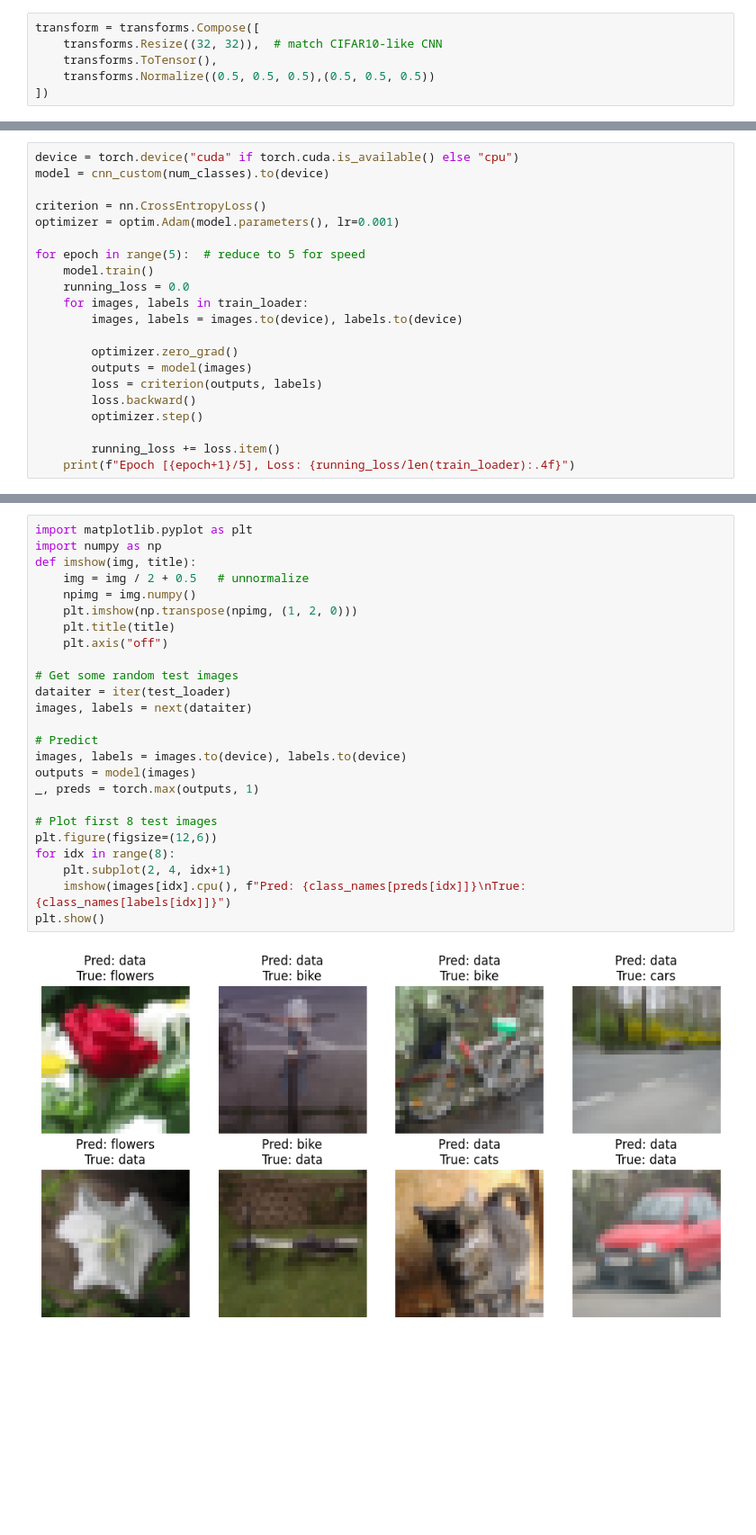
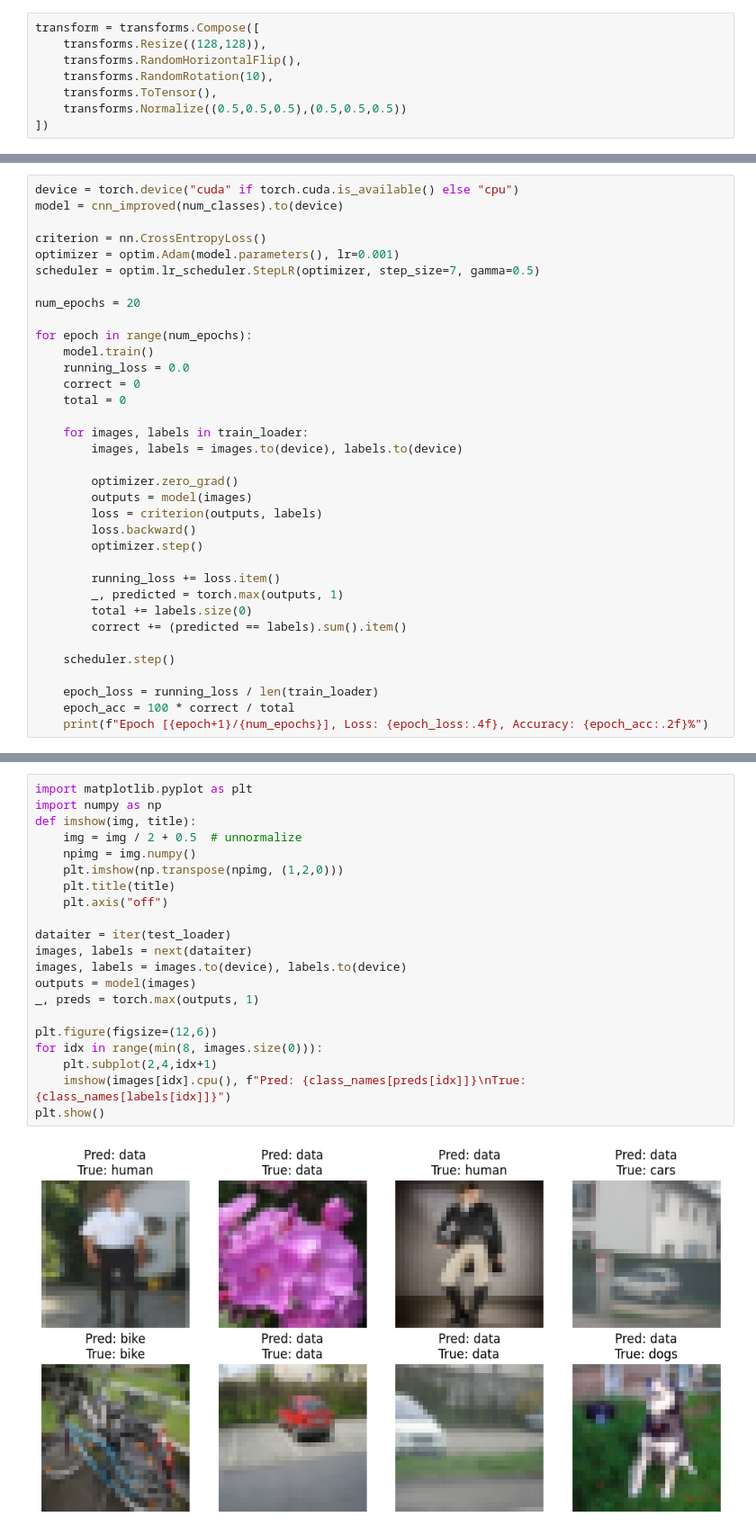
Before and after one commit to Hrushikesh-Reddy/DL-Lab, a Jupyter notebook: cnn_pytorch_custom.ipynb, the cells around one changed output, grey strips where cells are left out. Shown at 90% size. Saved outputs shown, nothing was run; the diff lists cells and outputs as text; blank space fills up the shorter version.

Commit message:
custom pytorch

```diff
--- a/cnn_pytorch_custom.ipynb
+++ b/cnn_pytorch_custom.ipynb
@@ -8,7 +9,9 @@ import os
 # %%
 transform = transforms.Compose([
-    transforms.Resize((32, 32)),  # match CIFAR10-like CNN
+    transforms.Resize((128,128)),
+    transforms.RandomHorizontalFlip(),
+    transforms.RandomRotation(10),
     transforms.ToTensor(),
-    transforms.Normalize((0.5, 0.5, 0.5),(0.5, 0.5, 0.5))
+    transforms.Normalize((0.5,0.5,0.5),(0.5,0.5,0.5))
 ])
 # %%
@@ -56,14 +54,20 @@ class cnn_custom(nn.Module):
         return x
 # %%
 device = torch.device("cuda" if torch.cuda.is_available() else "cpu")
-model = cnn_custom(num_classes).to(device)
+model = cnn_improved(num_classes).to(device)
 
 criterion = nn.CrossEntropyLoss()
 optimizer = optim.Adam(model.parameters(), lr=0.001)
+scheduler = optim.lr_scheduler.StepLR(optimizer, step_size=7, gamma=0.5)
 
-for epoch in range(5):  # reduce to 5 for speed
+num_epochs = 20
+
+for epoch in range(num_epochs):
     model.train()
     running_loss = 0.0
+    correct = 0
+    total = 0
+
     for images, labels in train_loader:
         images, labels = images.to(device), labels.to(device)
 
@@ -74,5 +78,13 @@ for epoch in range(5):  # reduce to 5 for speed
         optimizer.step()
 
         running_loss += loss.item()
-    print(f"Epoch [{epoch+1}/5], Loss: {running_loss/len(train_loader):.4f}")
+        _, predicted = torch.max(outputs, 1)
+        total += labels.size(0)
+        correct += (predicted == labels).sum().item()
+
+    scheduler.step()
+
+    epoch_loss = running_loss / len(train_loader)
+    epoch_acc = 100 * correct / total
+    print(f"Epoch [{epoch+1}/{num_epochs}], Loss: {epoch_loss:.4f}, Accuracy: {epoch_acc:.2f}%")
 # %% [output]
@@ -100,27 +119,23 @@ print(f"✅ Test Accuracy: {100 * correct / total:.2f}%")
 # %%
 import matplotlib.pyplot as plt
 import numpy as np
 def imshow(img, title):
-    img = img / 2 + 0.5   # unnormalize
+    img = img / 2 + 0.5  # unnormalize
     npimg = img.numpy()
-    plt.imshow(np.transpose(npimg, (1, 2, 0)))
+    plt.imshow(np.transpose(npimg, (1,2,0)))
     plt.title(title)
     plt.axis("off")
 
-# Get some random test images
 dataiter = iter(test_loader)
 images, labels = next(dataiter)
-
-# Predict
 images, labels = images.to(device), labels.to(device)
 outputs = model(images)
 _, preds = torch.max(outputs, 1)
 
-# Plot first 8 test images
 plt.figure(figsize=(12,6))
-for idx in range(8):
-    plt.subplot(2, 4, idx+1)
+for idx in range(min(8, images.size(0))):
+    plt.subplot(2,4,idx+1)
     imshow(images[idx].cpu(), f"Pred: {class_names[preds[idx]]}\nTrue: {class_names[labels[idx]]}")
 plt.show()
 # %% [output]
-[figure, old version]
+[figure, new version]
```
Also changed, not shown: parts of 5 cells of this notebook.
